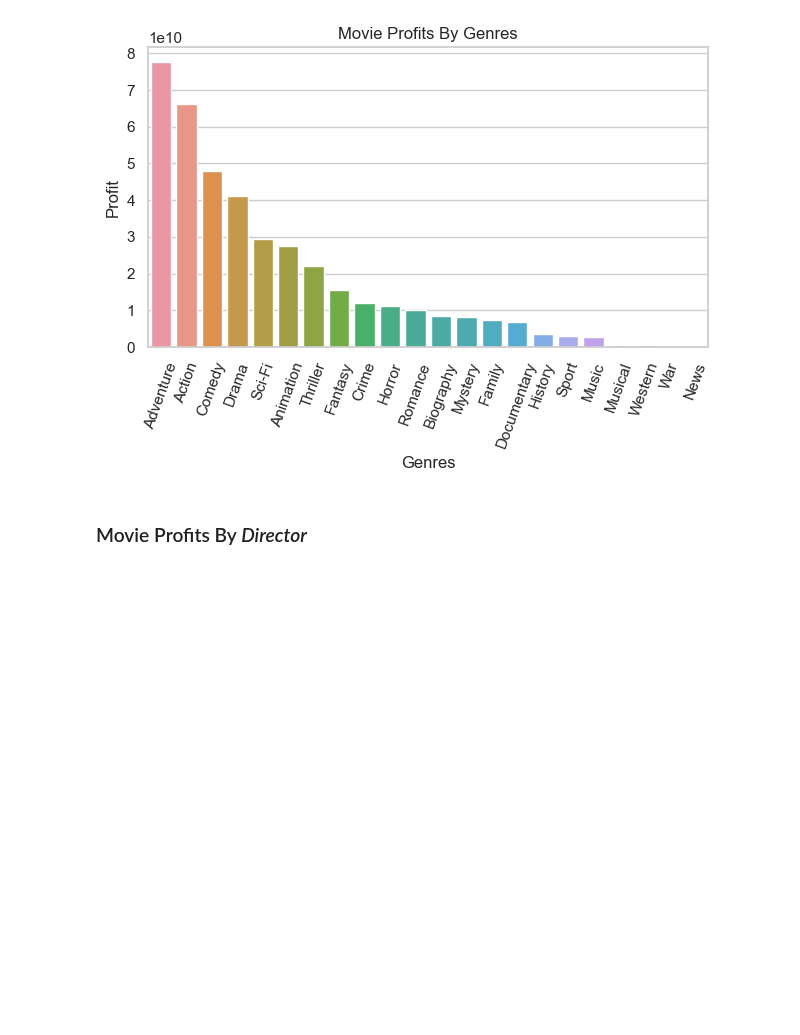
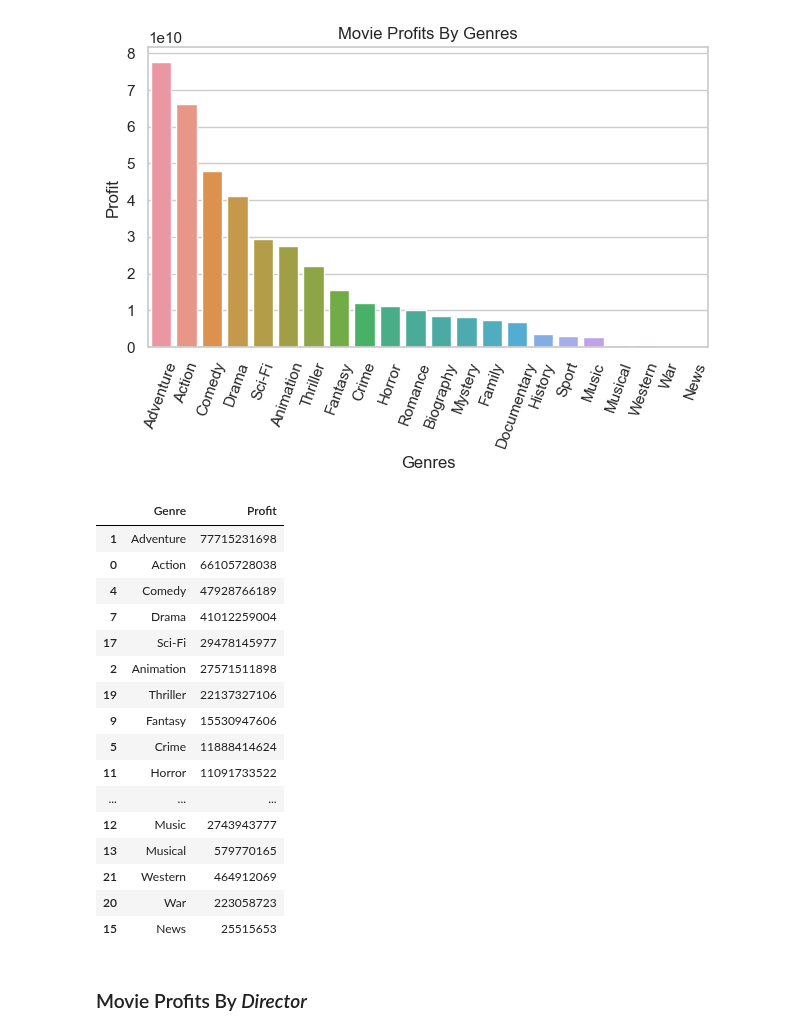
Before and after one commit to scarlettvalentin/movie_studio_project, a Jupyter notebook: notebook.ipynb, the cells around one changed output. Cells and saved outputs as stored; diff of their text form; code cells hidden in the pictures; blank space fills up the shorter version.

```diff
--- a/notebook.ipynb
+++ b/notebook.ipynb
@@ -581,6 +581,26 @@ plt.xticks(rotation=70)
 plt.tight_layout();
 # %% [output]
 [figure]
+# %%
+profits_by_genre
+# %% [output]
+|  | Genre | Profit |
+| 1 | Adventure | 77715231698 |
+| 0 | Action | 66105728038 |
+| 4 | Comedy | 47928766189 |
+| 7 | Drama | 41012259004 |
+| 17 | Sci-Fi | 29478145977 |
+| 2 | Animation | 27571511898 |
+| 19 | Thriller | 22137327106 |
+| 9 | Fantasy | 15530947606 |
+| 5 | Crime | 11888414624 |
+| 11 | Horror | 11091733522 |
+| ... | ... | ... |
+| 12 | Music | 2743943777 |
+| 13 | Musical | 579770165 |
+| 21 | Western | 464912069 |
+| 20 | War | 223058723 |
+| 15 | News | 25515653 |
 # %% [markdown]
 ### Movie Profits By *Director*
 # %%
```
Also changed, not shown: parts of 7 cells of this notebook.
